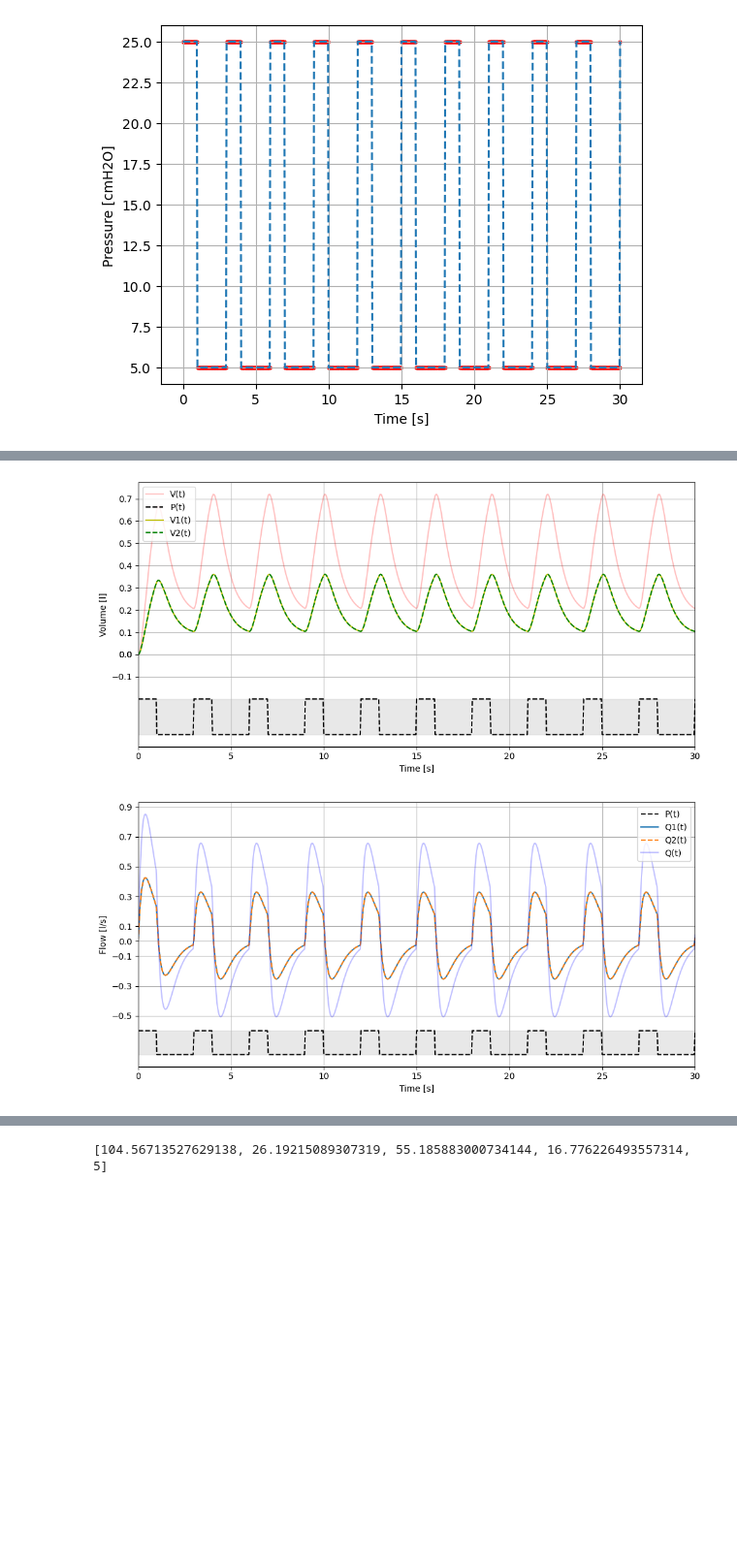
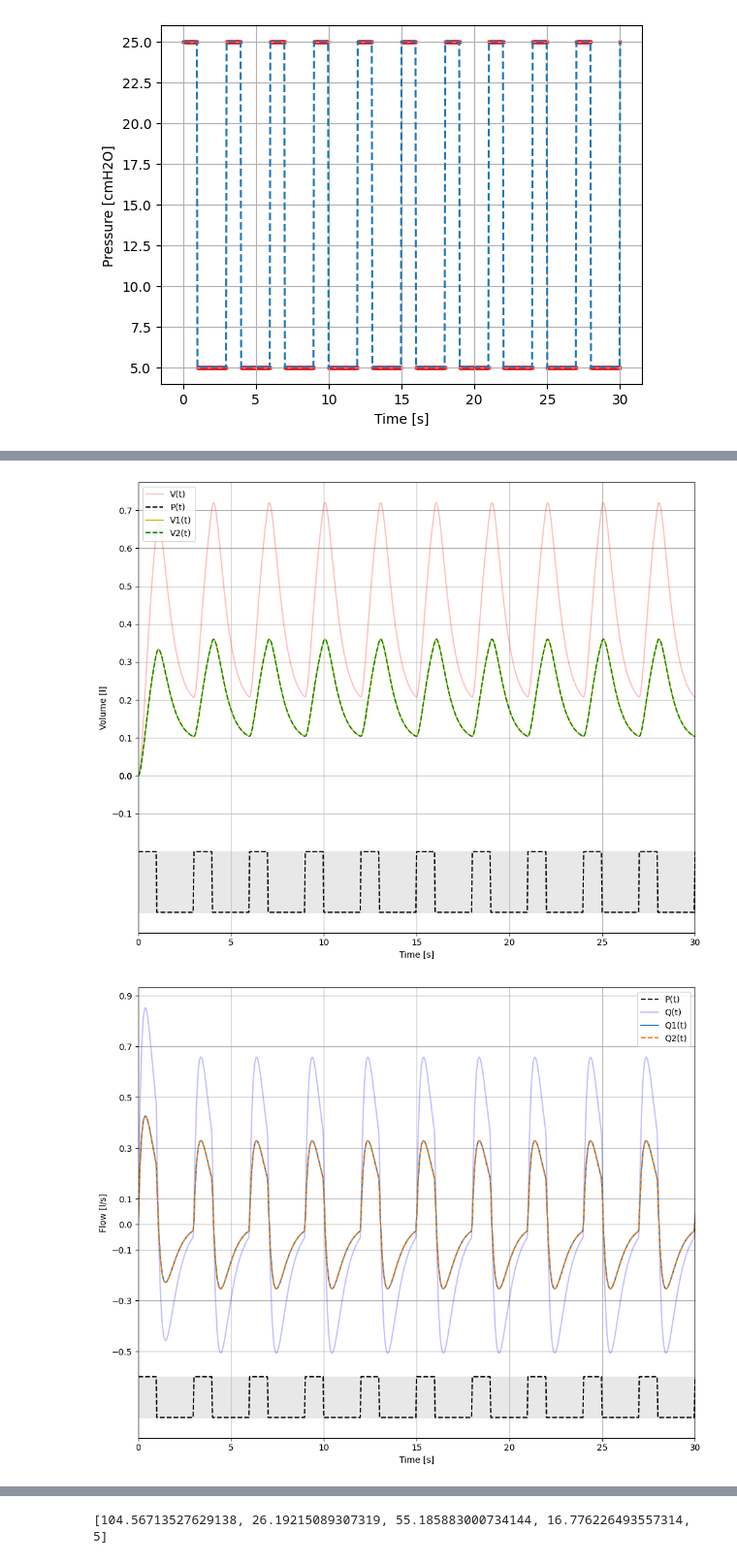
Before and after one commit to julienbrandoit/GBIO0014-2---ARDS-and-healthy-lungs-analysis, a Jupyter notebook: project.ipynb, the cells around one changed output, grey strips where cells are left out. Shown at 97% size. Drawn from its saved outputs; the diff is of its cells as text; code cells hidden in the pictures; blank space fills up the shorter version.

```diff
--- a/project.ipynb
+++ b/project.ipynb
@@ -368,7 +371,7 @@ min_scaled_P = min(scaled_P)
 max_scaled_P = max(scaled_P)
 
 # Plot for volumes
-plt.figure(figsize=(10, 5))
+plt.figure(figsize=(10, 8))
 plt.fill_between(t, min_scaled_P + 0.4, max_scaled_P+0.4, color='lightgrey', alpha=0.5)
 plt.plot(sol.t, V_total, label='V(t)', color='r', alpha=0.25)
 plt.plot(t, [p + 0.4 for p in scaled_P], 'k--', label='P(t)')
@@ -386,36 +389,36 @@ plt.savefig('volumes_plot.png')
 plt.show()
 
 # Plot for flux
-plt.figure(figsize=(10, 5))
+plt.figure(figsize=(10, 8))
 plt.fill_between(t, min_scaled_P, max_scaled_P, color='lightgrey', alpha=0.5)
 plt.plot(t, scaled_P, 'k--', label='P(t)')
 plt.plot(sol.t, Q_total, label='Q(t)', color='b', alpha=0.25)
 plt.plot(sol.t, sol.y[1], label='Q1(t)')
 plt.plot(sol.t, sol.y[3], label='Q2(t)', linestyle='--')
 plt.xlabel('Time [s]')
 plt.ylabel('Flow [l/s]')
 plt.grid()
 plt.legend(loc='best')
 plt.xlim(min(t), max(t))
 plt.tight_layout()
 plt.savefig('flux_plot.png')
 # Set y ticks from -0.5 to 0.9 with a step size of 0.1
 plt.gca().set_yticks(list(np.arange(-0.5, 1.0, 0.2)) + [0])
 plt.show()
 
 # Plot for pressure
-plt.figure(figsize=(10, 5))
+plt.figure(figsize=(10, 8))
 plt.plot(sol.t, [params[5](t) for t in sol.t], label='P(t)', color='k', linestyle='--')
 plt.plot(sol.t, sol.y[0] * params[0], label='P1(t)')
 plt.plot(sol.t, sol.y[2] * params[2], label='P2(t)', linestyle='--')
 plt.xlabel('Time [s]')
 plt.ylabel('Pressure [cmH2O]')
 plt.grid()
 plt.legend(loc='best')
 plt.xlim(min(t), max(t))
 plt.tight_layout()
 plt.savefig('pressure_plot.png')
 plt.show()
 # %% [output]
-[figure, old version]
+[figure, new version]
-[figure, old version]
+[figure, new version]
```
Also changed, not shown: parts of 2 cells of this notebook, 3 other files.
